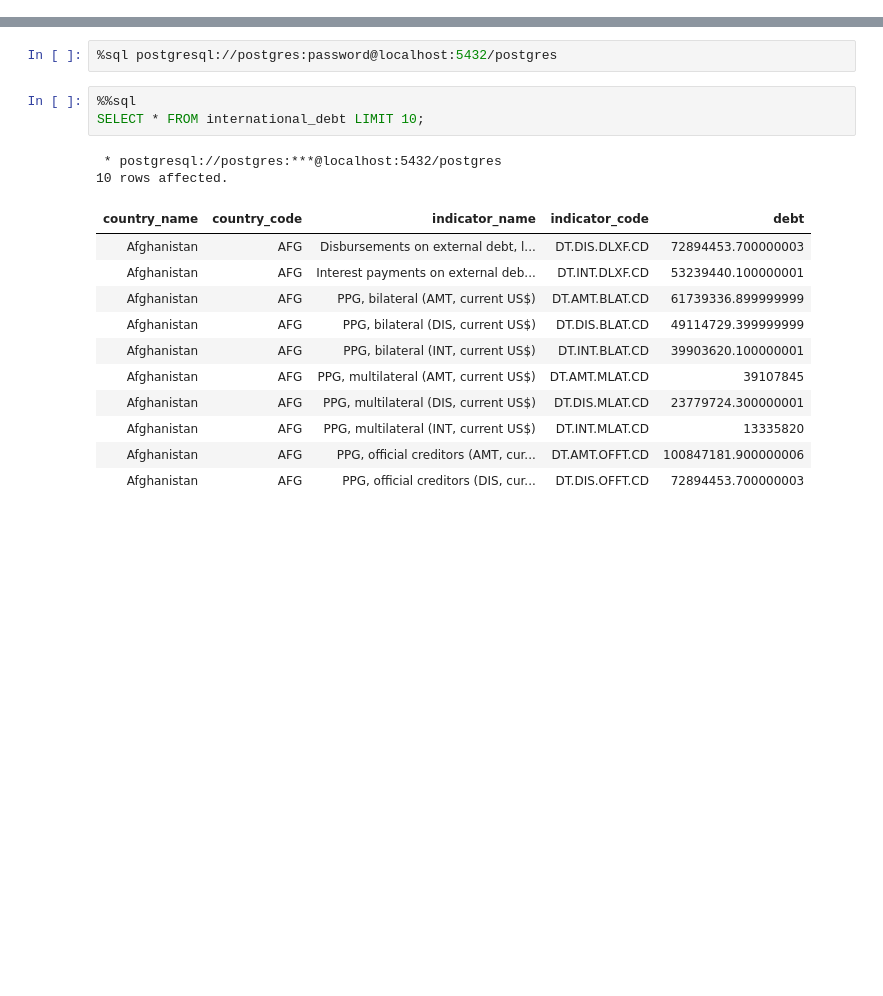
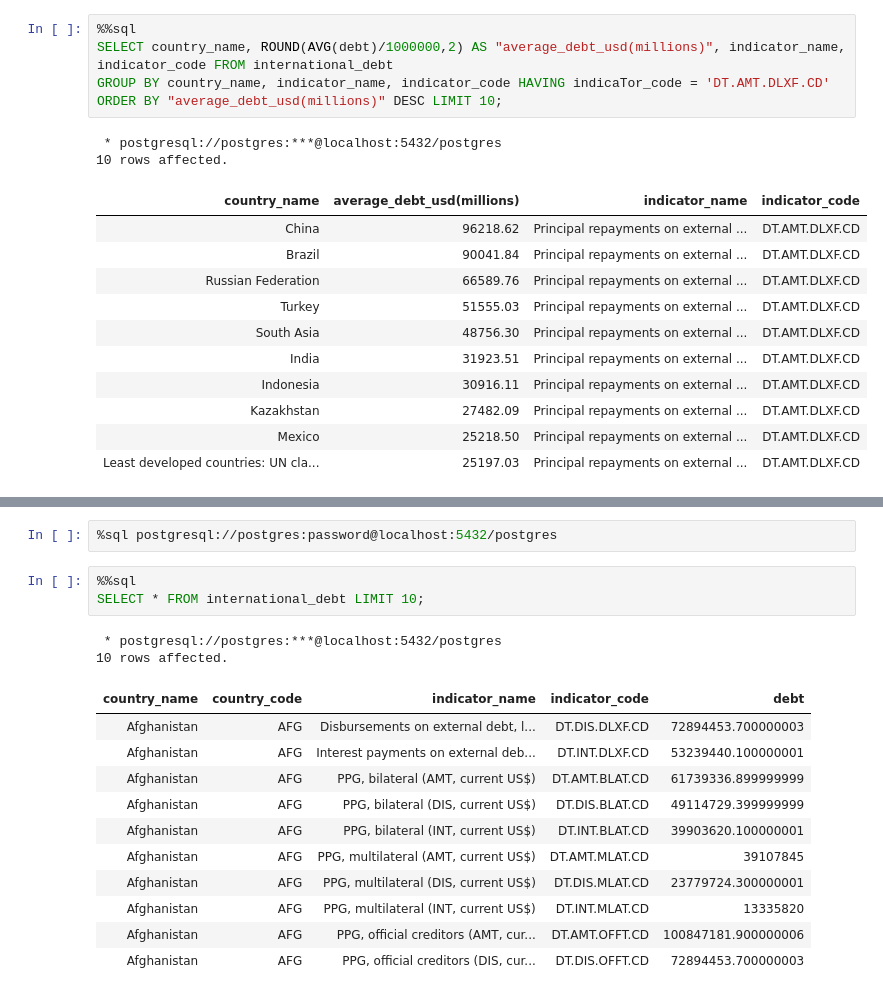
Before and after one commit to Hamiltonrfilho/Guided-Projects, a Jupyter notebook: Analyze_International_Debt_Statistics.ipynb, the cells around one changed output, grey strips where cells are left out. Drawn from its saved outputs; the diff is of its cells as text; blank space fills up the shorter version.

```diff
--- a/Analyze_International_Debt_Statistics.ipynb
+++ b/Analyze_International_Debt_Statistics.ipynb
@@ -5,0 +132,19 @@ The sql extension is already loaded. To reload it, use:
+# %%
+%%sql
+SELECT country_name, ROUND(AVG(debt)/1000000,2) AS "average_debt_usd(millions)", indicator_name, indicator_code FROM international_debt
+GROUP BY country_name, indicator_name, indicator_code HAVING indicaTor_code = 'DT.AMT.DLXF.CD'
+ORDER BY "average_debt_usd(millions)" DESC LIMIT 10;
+# %% [output]
+ * postgresql://postgres:***@localhost:5432/postgres
+10 rows affected.
+| country_name | average_debt_usd(millions) | indicator_name | indicator_code |
+| China | 96218.62 | Principal repayments on external ... | DT.AMT.DLXF.CD |
+| Brazil | 90041.84 | Principal repayments on external ... | DT.AMT.DLXF.CD |
+| Russian Federation | 66589.76 | Principal repayments on external ... | DT.AMT.DLXF.CD |
+| Turkey | 51555.03 | Principal repayments on external ... | DT.AMT.DLXF.CD |
+| South Asia | 48756.30 | Principal repayments on external ... | DT.AMT.DLXF.CD |
+| India | 31923.51 | Principal repayments on external ... | DT.AMT.DLXF.CD |
+| Indonesia | 30916.11 | Principal repayments on external ... | DT.AMT.DLXF.CD |
+| Kazakhstan | 27482.09 | Principal repayments on external ... | DT.AMT.DLXF.CD |
+| Mexico | 25218.50 | Principal repayments on external ... | DT.AMT.DLXF.CD |
+| Least developed countries: UN cla... | 25197.03 | Principal repayments on external ... | DT.AMT.DLXF.CD |
```
Also changed, not shown: parts of 19 cells of this notebook.
